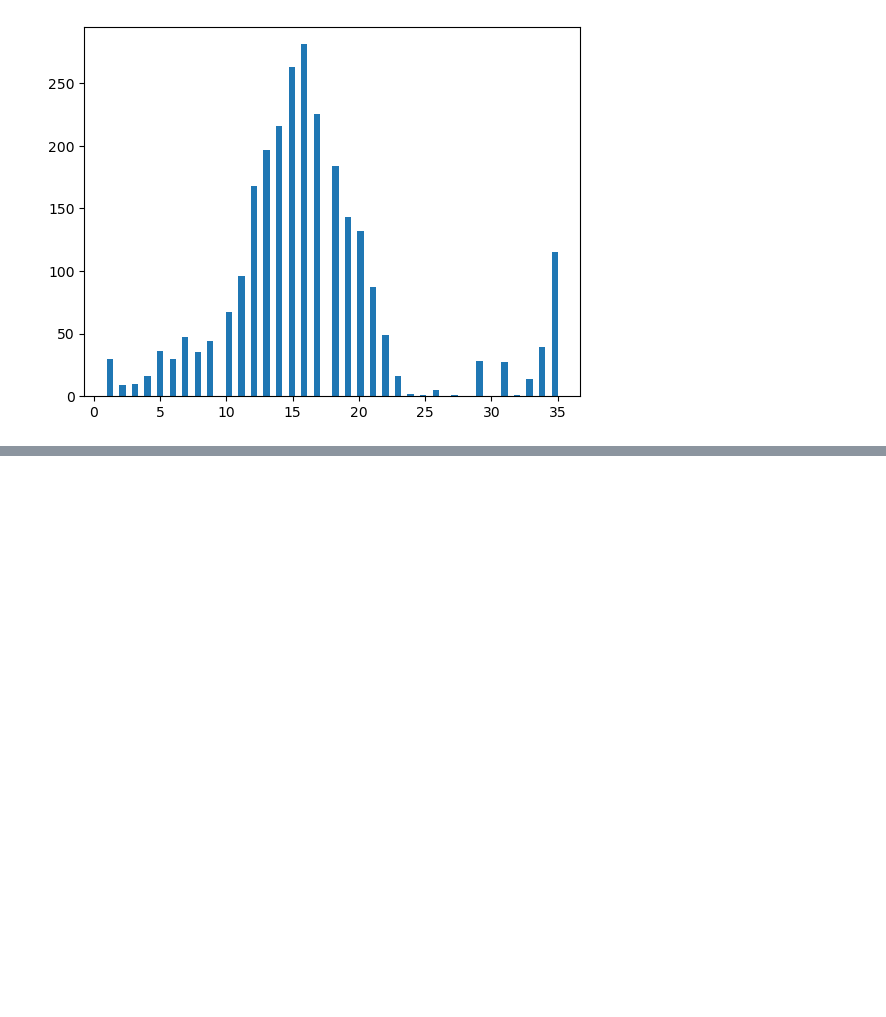
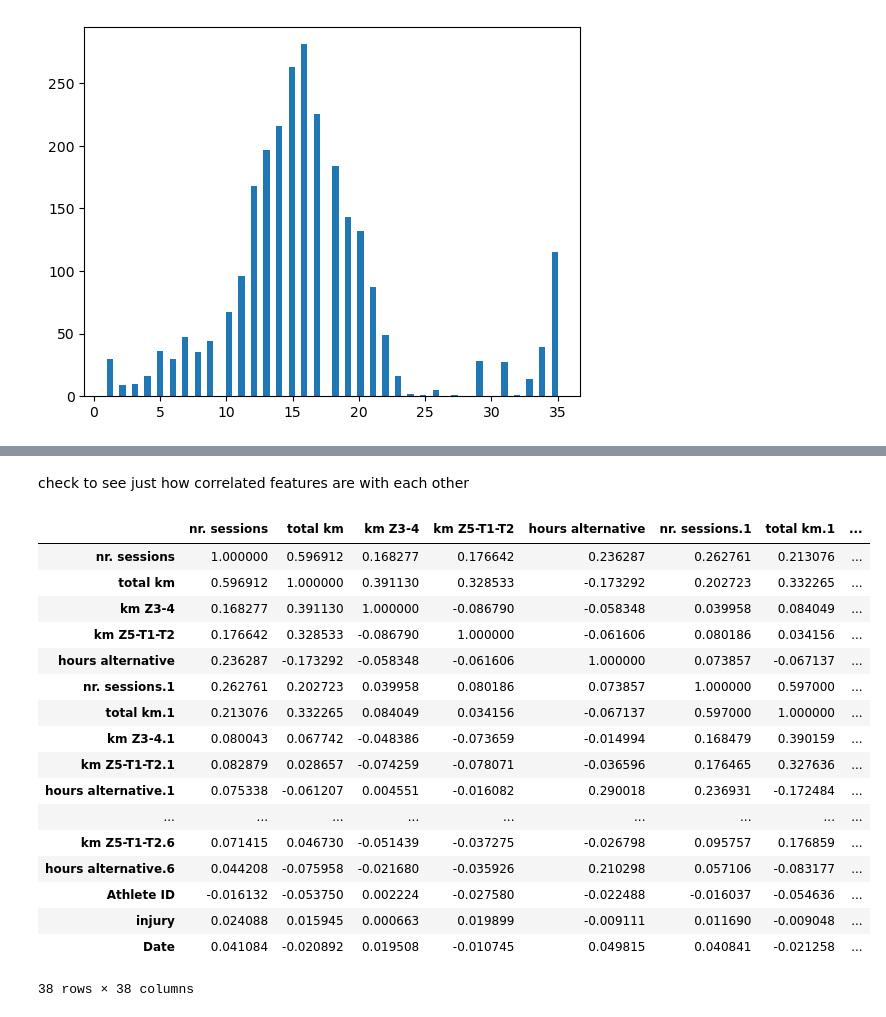
Before and after one commit to milooranm/RunningVolume_Injury, a Jupyter notebook: RunningVolume_Injury/notebooks/Early look at data.ipynb, the cells around one changed output, grey strips where cells are left out. Drawn from its saved outputs; the diff is of its cells as text; code cells hidden in the pictures; blank space fills up the shorter version.

```diff
--- a/RunningVolume_Injury/notebooks/Early look at data.ipynb
+++ b/RunningVolume_Injury/notebooks/Early look at data.ipynb
@@ -263,0 +275,23 @@ plt.hist(events_per_date['Date'],bins=72)
+# %% [markdown]
+check to see just how correlated features are with each other
+# %%
+dfday.corr()
+# %% [output]
+|  | nr. sessions | total km | km Z3-4 | km Z5-T1-T2 | hours alternative | nr. sessions.1 | total km.1 | ... |
+| nr. sessions | 1.000000 | 0.596912 | 0.168277 | 0.176642 | 0.236287 | 0.262761 | 0.213076 | ... |
+| total km | 0.596912 | 1.000000 | 0.391130 | 0.328533 | -0.173292 | 0.202723 | 0.332265 | ... |
+| km Z3-4 | 0.168277 | 0.391130 | 1.000000 | -0.086790 | -0.058348 | 0.039958 | 0.084049 | ... |
+| km Z5-T1-T2 | 0.176642 | 0.328533 | -0.086790 | 1.000000 | -0.061606 | 0.080186 | 0.034156 | ... |
+| hours alternative | 0.236287 | -0.173292 | -0.058348 | -0.061606 | 1.000000 | 0.073857 | -0.067137 | ... |
+| nr. sessions.1 | 0.262761 | 0.202723 | 0.039958 | 0.080186 | 0.073857 | 1.000000 | 0.597000 | ... |
+| total km.1 | 0.213076 | 0.332265 | 0.084049 | 0.034156 | -0.067137 | 0.597000 | 1.000000 | ... |
+| km Z3-4.1 | 0.080043 | 0.067742 | -0.048386 | -0.073659 | -0.014994 | 0.168479 | 0.390159 | ... |
+| km Z5-T1-T2.1 | 0.082879 | 0.028657 | -0.074259 | -0.078071 | -0.036596 | 0.176465 | 0.327636 | ... |
+| hours alternative.1 | 0.075338 | -0.061207 | 0.004551 | -0.016082 | 0.290018 | 0.236931 | -0.172484 | ... |
+| ... | ... | ... | ... | ... | ... | ... | ... | ... |
+| km Z5-T1-T2.6 | 0.071415 | 0.046730 | -0.051439 | -0.037275 | -0.026798 | 0.095757 | 0.176859 | ... |
+| hours alternative.6 | 0.044208 | -0.075958 | -0.021680 | -0.035926 | 0.210298 | 0.057106 | -0.083177 | ... |
+| Athlete ID | -0.016132 | -0.053750 | 0.002224 | -0.027580 | -0.022488 | -0.016037 | -0.054636 | ... |
+| injury | 0.024088 | 0.015945 | 0.000663 | 0.019899 | -0.009111 | 0.011690 | -0.009048 | ... |
+| Date | 0.041084 | -0.020892 | 0.019508 | -0.010745 | 0.049815 | 0.040841 | -0.021258 | ... |
+38 rows × 38 columns
```
Also changed, not shown: parts of 9 cells of this notebook.
